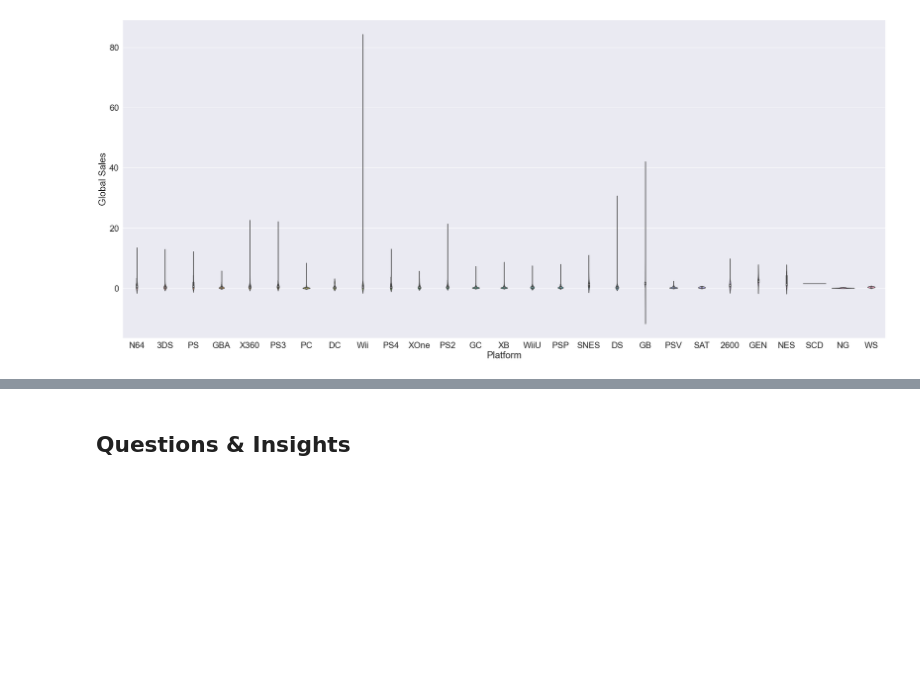
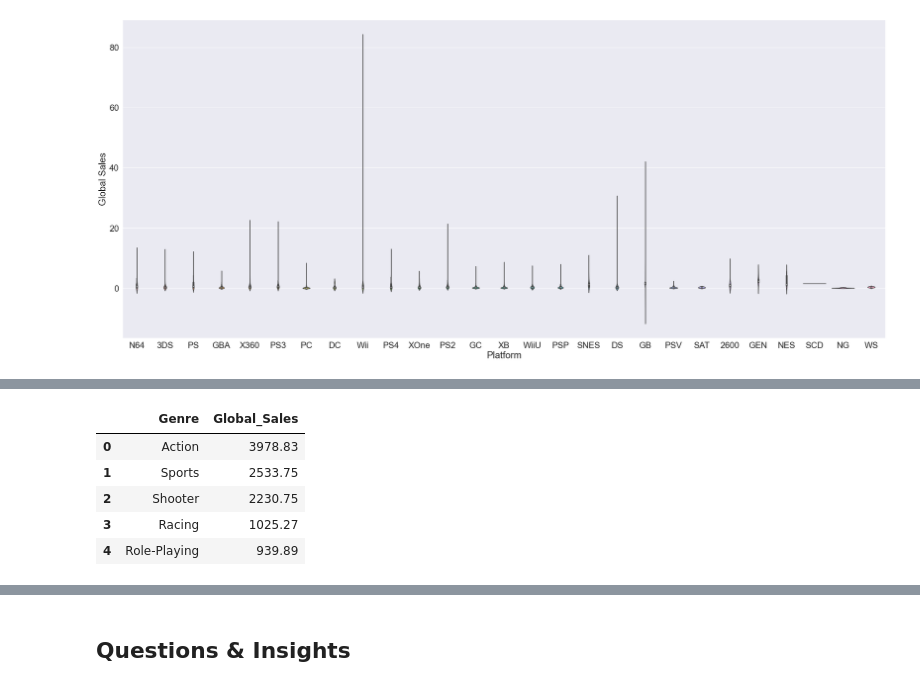
Before and after one commit to NjoodMoh/Video_Game_Sales_Analysis-, a Jupyter notebook: Video Game Sales (EDA).ipynb, the cells around one changed output, grey strips where cells are left out. Saved outputs shown, nothing was run; the diff lists cells and outputs as text; code cells hidden in the pictures; blank space fills up the shorter version.

```diff
--- a/Video Game Sales (EDA).ipynb
+++ b/Video Game Sales (EDA).ipynb
@@ -631,0 +470,10 @@ plt.show()
+# %%
+top5= pd.DataFrame(df.groupby("Genre")[["Global_Sales"]].sum().sort_values(by=['Global_Sales'],ascending=[False]).reset_index())
+top5.head(5)
+# %% [output]
+|  | Genre | Global_Sales |
+| 0 | Action | 3978.83 |
+| 1 | Sports | 2533.75 |
+| 2 | Shooter | 2230.75 |
+| 3 | Racing | 1025.27 |
+| 4 | Role-Playing | 939.89 |
```
Also changed, not shown: parts of 25 cells of this notebook.
